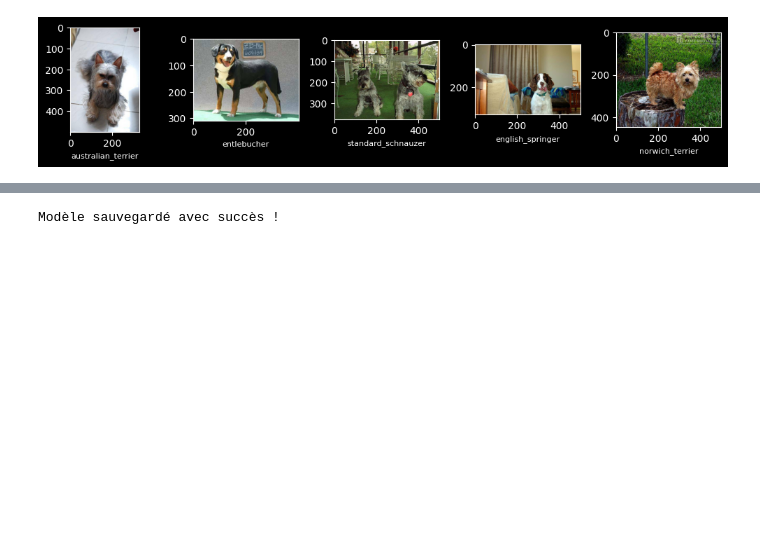
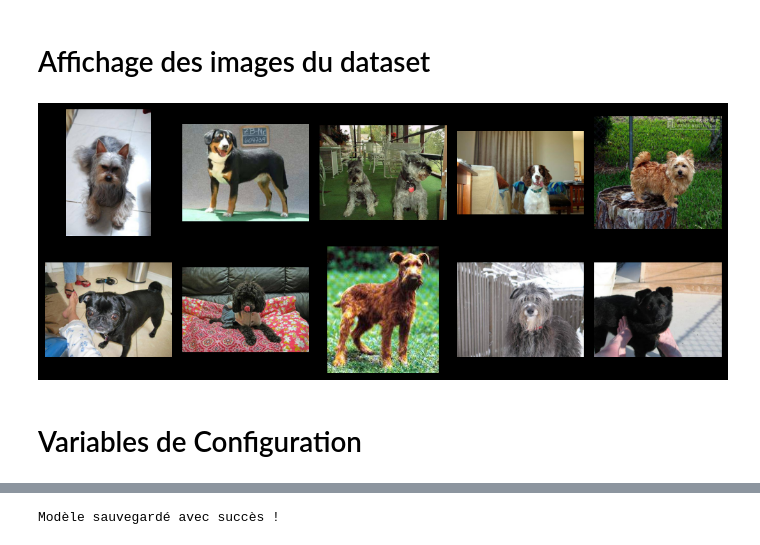
Before and after one commit to LeoLChalot/Deep-Learning-CNN-Dog-Recogniser, a Jupyter notebook: Projet-Etude-CNN-DeepLearning/notebooks/notebook_dog_breed_fromScratch.ipynb, the cells around one changed output, grey strips where cells are left out. Saved outputs shown, nothing was run; the diff lists cells and outputs as text; code cells hidden in the pictures; blank space fills up the shorter version.

```diff
--- a/Projet-Etude-CNN-DeepLearning/notebooks/notebook_dog_breed_fromScratch.ipynb
+++ b/Projet-Etude-CNN-DeepLearning/notebooks/notebook_dog_breed_fromScratch.ipynb
@@ -62,18 +164,8 @@ Thu Jan 29 12:16:56 2026
 # %%
-MODEL_NAME = "model_dog_from_scratch"
-CHECKPOINT_NAME = f"{MODEL_NAME}_checkpoint.keras"
-FINAL_MODEL_NAME = f"{MODEL_NAME}_final.keras"
-
-# Dossier d'images d'entraînement au format .jpg
-path_train_dataset = '../dataset/Dog-Breed-Identification/train'
-# Dossier d'images de test au format .jpg
-path_test_dataset = '../dataset/Dog-Breed-Identification/test'
-# Fichier des labels / classes au format .csv
-path_features = '../dataset/Dog-Breed-Identification/labels.csv'
-images_train_dataset = os.listdir(path_train_dataset)
-images_test_dataset = os.listdir(path_test_dataset)
-
-
-labels_df = pd.read_csv(path_features)
+images_train_dataset = os.listdir(TRAIN_DATASET_FOLDER_JPG)
+images_test_dataset = os.listdir(TEST_DATASET_FOLDER_JPG)
+labels_df = pd.read_csv(FEATURES_FILE_CSV)
+print(' No# of train images in data:', len(images_train_dataset))
+print(' No# of test images in data:', len(images_test_dataset))
 labels_df.head()
 # %% [output]
@@ -92,34 +180,33 @@ print(' No# of test images in data:', len(images_test_dataset))
+# %% [markdown]
+# Affichage des images du dataset
 # %%
-plt.figure(figsize=(10, 10))
+def display_n_images(dataset, n):
+    plt.figure(figsize=(10, 10))
+    for i in range(n):
+        plt.subplot(5, 5, i+1)
+        # 1. Récupérer le nom du fichier
+        filename = dataset[i]
+        # 2. Construire le chemin complet vers l'image
+        img_path = os.path.join(TRAIN_DATASET_FOLDER_JPG, filename)
+        # 3. Charger l'image réelle (les pixels)
+        img = mpimg.imread(img_path)
+        # 4. Afficher l'image
+        plt.imshow(img)
+        # 5. Récupérer le label correct
+        img_id = filename.split('.')[0]
+        plt.grid(False)
+        plt.axis('off')
+        try:
+            label = labels_df.loc[labels_df['id'] == img_id, 'breed']
+        except IndexError:
+            label = "Inconnu"
+        plt.xlabel(label, fontsize=8)
+    plt.tight_layout()
+    plt.show()
 
-# On boucle sur les 5 premières images
-for i in range(5):
-    plt.subplot(5, 5, i+1)
-
-    # 1. Récupérer le nom du fichier
-    filename = images_train_dataset[i]
-
-    # 2. Construire le chemin complet vers l'image
-    img_path = os.path.join(path_train_dataset, filename)
-
-    # 3. Charger l'image réelle (les pixels)
-    img = mpimg.imread(img_path)
-
-    # 4. Afficher l'image
-    plt.imshow(img)
-
-    # 5. Récupérer le label correct
-    img_id = filename.split('.')[0]
-
-    try:
-        label = labels_df.loc[labels_df['id'] == img_id, 'breed'].values[0]
-    except IndexError:
-        label = "Inconnu"
-
-    plt.xlabel(label, fontsize=8)
-
-plt.tight_layout()
-plt.show()
+display_n_images(images_train_dataset, 10)
 # %% [output]
-[figure, old version]
+[figure, new version]
+# %% [markdown]
+# Variables de Configuration
 # %%
```
Also changed, not shown: parts of 28 cells of this notebook, 10 other files.
